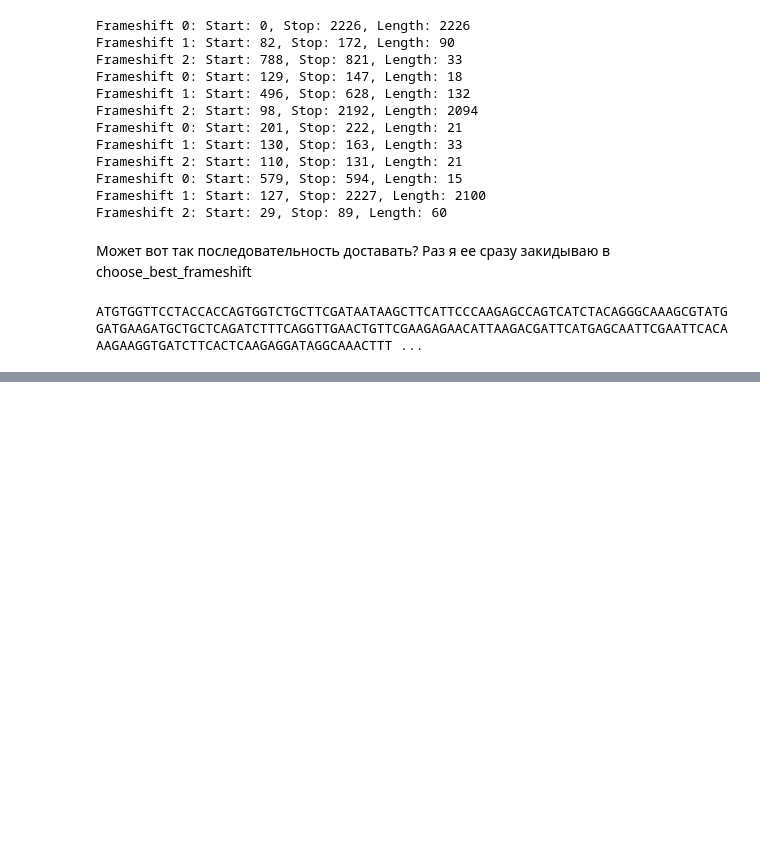
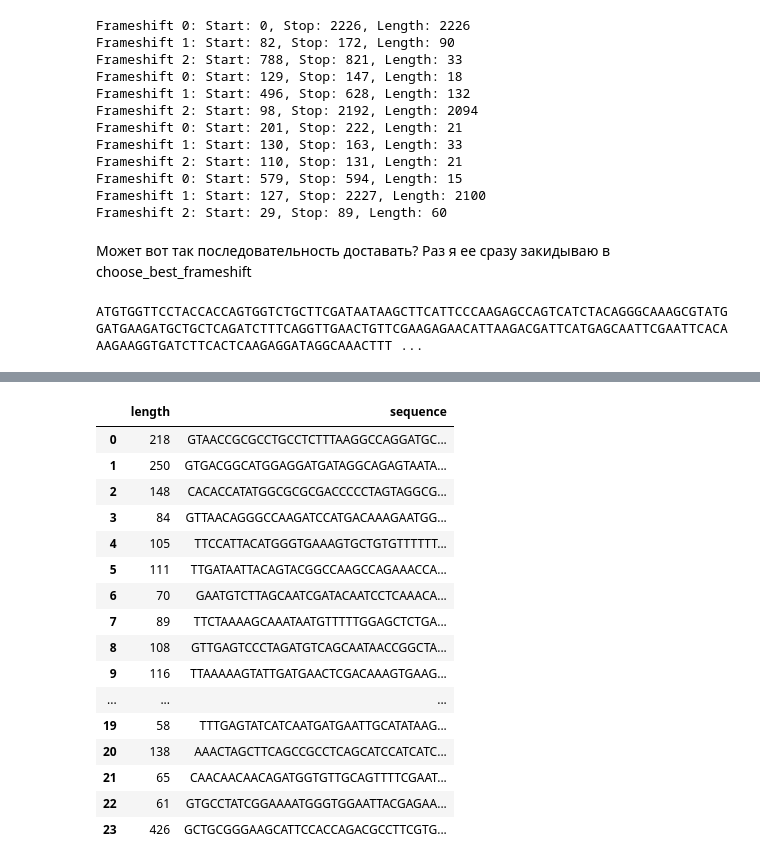
Before and after one commit to ArtemVaska/Diploma, a Jupyter notebook: Scripts/nxf1_table_processing.ipynb, the cells around one changed output, grey strips where cells are left out. Cells and saved outputs as stored; diff of their text form; code cells hidden in the pictures; blank space fills up the shorter version.

```diff
--- a/Scripts/nxf1_table_processing.ipynb
+++ b/Scripts/nxf1_table_processing.ipynb
@@ -119,0 +136,7 @@ ATGTGGTTCCTACCACCAGTGGTCTGCTTCGATAATAAGCTTCATTCCCAAGAGCCAGTCATCTACAGGGCAAAGCGTAT
+# %%
+org_name = "stylophora_pistillata"
+path = f"../Datasets/{org_name}/ncbi_dataset/data"
+
+gene = read_single_fasta(f"{path}/gene.fna")
+rna = read_single_fasta(f"{path}/rna.fna")
+protein = read_single_fasta(f"{path}/protein.faa")
@@ -119,0 +190,40 @@ ATGTGGTTCCTACCACCAGTGGTCTGCTTCGATAATAAGCTTCATTCCCAAGAGCCAGTCATCTACAGGGCAAAGCGTAT
+# %%
+def analyze_exons(org_name: str) -> pd.DataFrame:
+    path = f"../Datasets/{org_name}/ncbi_dataset/data"
+    exons = read_fasta(f"{path}/{org_name}_exons.fa")
+
+    lengths = [len(seq) for seq in exons.values()]
+    seqs = exons.values()
+
+    df = pd.DataFrame(
+        {
+            "length": lengths,
+            "sequence": seqs,
+        }
+    )
+    return df
+# %%
+df_nematostella_vectensis = analyze_exons("nematostella_vectensis")
+df_stylophora_pistillata = analyze_exons("stylophora_pistillata")
+df_actinia_tenebrosa = analyze_exons("actinia_tenebrosa")
+# df_hydra_vulgaris = analyze_exons("hydra_vulgaris")
+# %%
+df_nematostella_vectensis
+# %% [output]
+|  | length | sequence |
+| 0 | 218 | GTAACCGCGCCTGCCTCTTTAAGGCCAGGATGC... |
+| 1 | 250 | GTGACGGCATGGAGGATGATAGGCAGAGTAATA... |
+| 2 | 148 | CACACCATATGGCGCGCGACCCCCTAGTAGGCG... |
+| 3 | 84 | GTTAACAGGGCCAAGATCCATGACAAAGAATGG... |
+| 4 | 105 | TTCCATTACATGGGTGAAAGTGCTGTGTTTTTT... |
+| 5 | 111 | TTGATAATTACAGTACGGCCAAGCCAGAAACCA... |
+| 6 | 70 | GAATGTCTTAGCAATCGATACAATCCTCAAACA... |
+| 7 | 89 | TTCTAAAAGCAAATAATGTTTTTGGAGCTCTGA... |
+| 8 | 108 | GTTGAGTCCCTAGATGTCAGCAATAACCGGCTA... |
+| 9 | 116 | TTAAAAAGTATTGATGAACTCGACAAAGTGAAG... |
+| ... | ... | ... |
+| 19 | 58 | TTTGAGTATCATCAATGATGAATTGCATATAAG... |
+| 20 | 138 | AAACTAGCTTCAGCCGCCTCAGCATCCATCATC... |
+| 21 | 65 | CAACAACAACAGATGGTGTTGCAGTTTTCGAAT... |
+| 22 | 61 | GTGCCTATCGGAAAATGGGTGGAATTACGAGAA... |
+| 23 | 426 | GCTGCGGGAAGCATTCCACCAGACGCCTTCGTG... |
```
Also changed, not shown: parts of 42 cells of this notebook.
